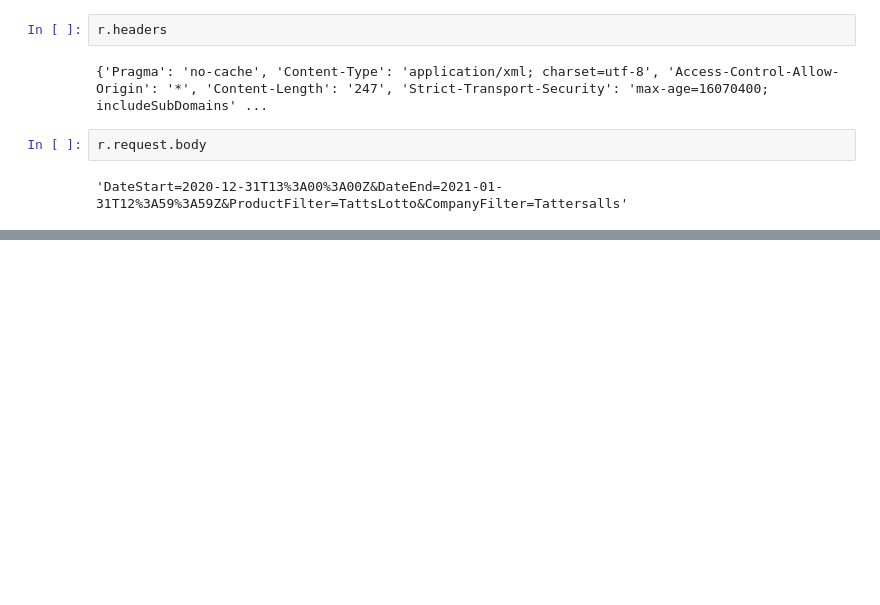
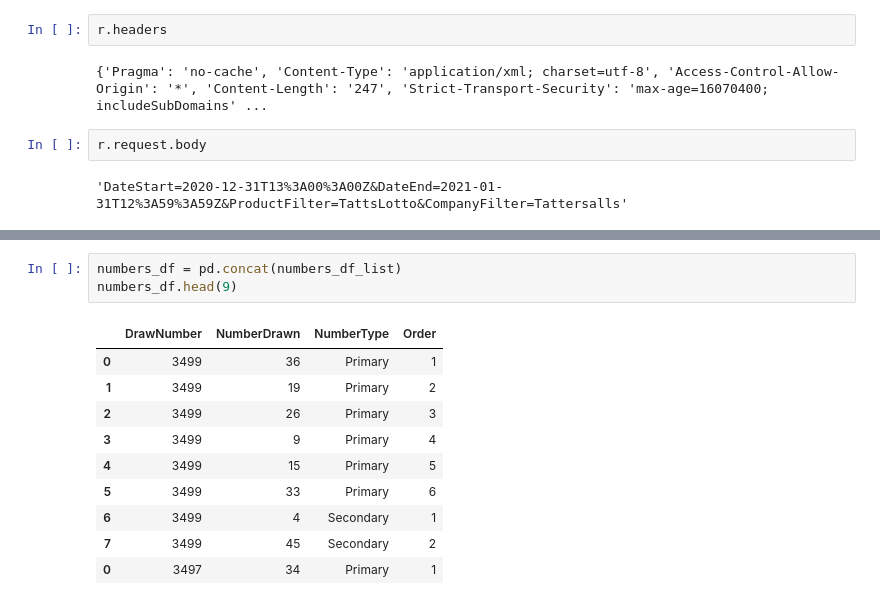
Before and after one commit to james-pearce/lotto, a Jupyter notebook: 001-web-scraping.ipynb, the cells around one changed output, grey strips where cells are left out. Saved outputs shown, nothing was run; the diff lists cells and outputs as text; blank space fills up the shorter version.

```diff
--- a/001-web-scraping.ipynb
+++ b/001-web-scraping.ipynb
@@ -180,0 +330,14 @@ r.text
+# %%
+numbers_df = pd.concat(numbers_df_list)
+numbers_df.head(9)
+# %% [output]
+|  | DrawNumber | NumberDrawn | NumberType | Order |
+| 0 | 3499 | 36 | Primary | 1 |
+| 1 | 3499 | 19 | Primary | 2 |
+| 2 | 3499 | 26 | Primary | 3 |
+| 3 | 3499 | 9 | Primary | 4 |
+| 4 | 3499 | 15 | Primary | 5 |
+| 5 | 3499 | 33 | Primary | 6 |
+| 6 | 3499 | 4 | Secondary | 1 |
+| 7 | 3499 | 45 | Secondary | 2 |
+| 0 | 3497 | 34 | Primary | 1 |
```
Also changed, not shown: parts of 22 cells of this notebook, 3 other files.
